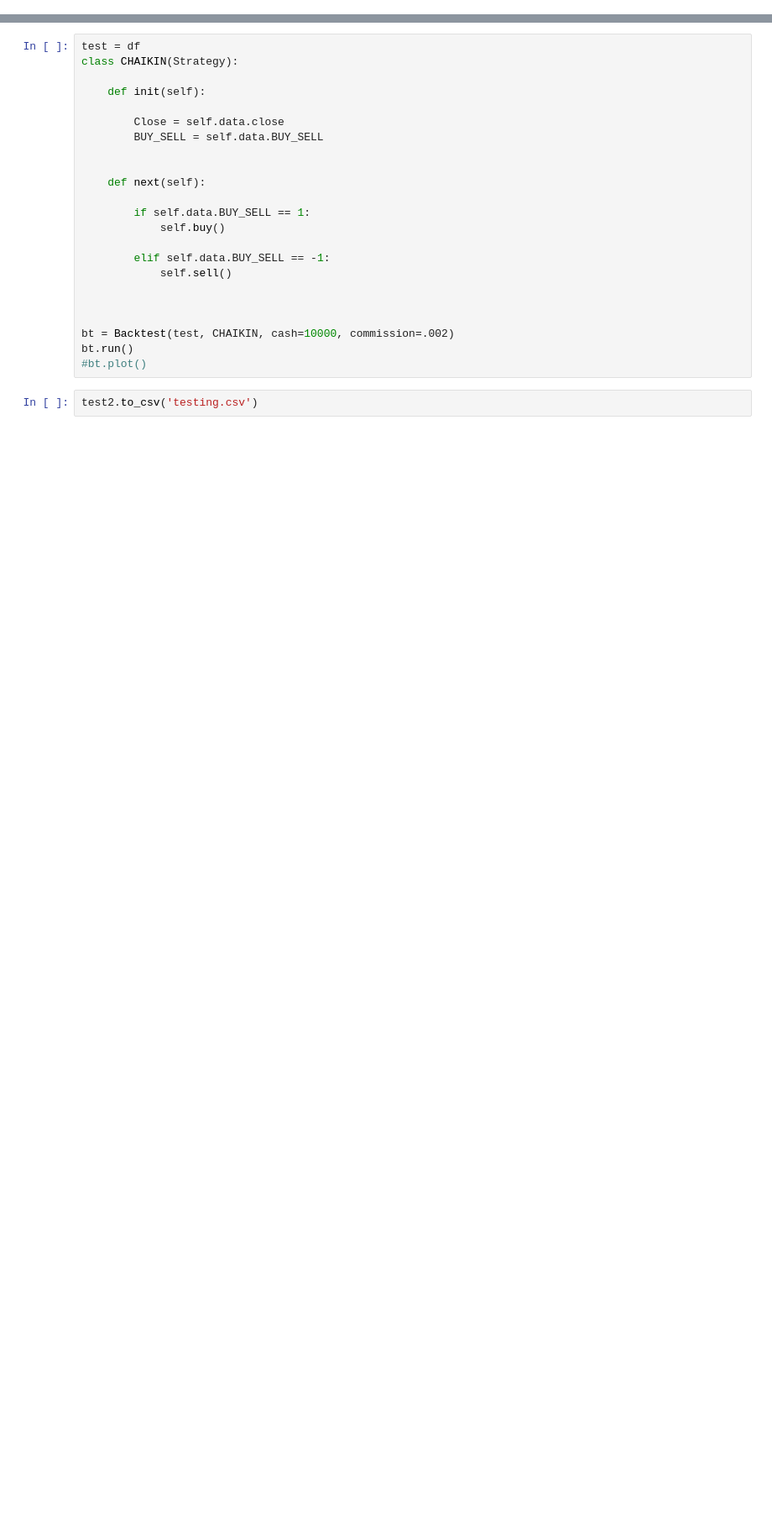
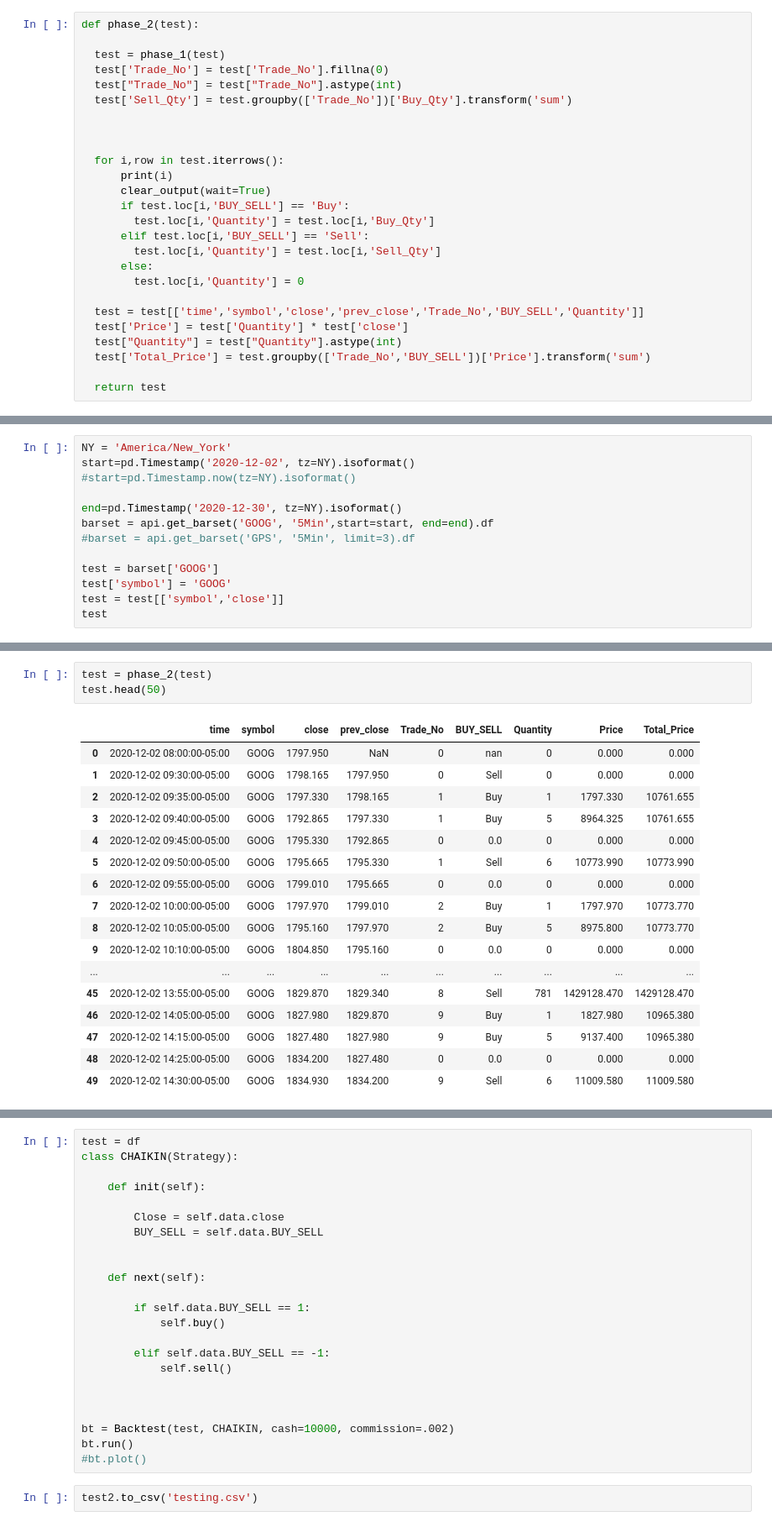
Before and after one commit to VinGit-droid/Martingale, a Jupyter notebook: Martingale.ipynb, the cells around one changed output, grey strips where cells are left out. Shown at 84% size. Drawn from its saved outputs; the diff is of its cells as text; blank space fills up the shorter version.

```diff
--- a/Martingale.ipynb
+++ b/Martingale.ipynb
@@ -296,0 +125,26 @@ KeyError: ignored
+# %%
+def phase_2(test):
+
+  test = phase_1(test)
+  test['Trade_No'] = test['Trade_No'].fillna(0)
+  test["Trade_No"] = test["Trade_No"].astype(int)
+  test['Sell_Qty'] = test.groupby(['Trade_No'])['Buy_Qty'].transform('sum')
+
+
+
+  for i,row in test.iterrows():
+      print(i)
+      clear_output(wait=True)
+      if test.loc[i,'BUY_SELL'] == 'Buy':
+        test.loc[i,'Quantity'] = test.loc[i,'Buy_Qty']
+      elif test.loc[i,'BUY_SELL'] == 'Sell':
+        test.loc[i,'Quantity'] = test.loc[i,'Sell_Qty']
+      else:
+        test.loc[i,'Quantity'] = 0
+
+  test = test[['time','symbol','close','prev_close','Trade_No','BUY_SELL','Quantity']]
+  test['Price'] = test['Quantity'] * test['close']
+  test["Quantity"] = test["Quantity"].astype(int)
+  test['Total_Price'] = test.groupby(['Trade_No','BUY_SELL'])['Price'].transform('sum')
+
+  return test
@@ -296,0 +165,13 @@ KeyError: ignored
+# %%
+NY = 'America/New_York'
+start=pd.Timestamp('2020-12-02', tz=NY).isoformat()
+#start=pd.Timestamp.now(tz=NY).isoformat()
+
+end=pd.Timestamp('2020-12-30', tz=NY).isoformat()
+barset = api.get_barset('GOOG', '5Min',start=start, end=end).df
+#barset = api.get_barset('GPS', '5Min', limit=3).df
+
+test = barset['GOOG']
+test['symbol'] = 'GOOG'
+test = test[['symbol','close']]
+test
@@ -296,0 +198,21 @@ KeyError: ignored
+# %%
+test = phase_2(test)
+test.head(50)
+# %% [output]
+|  | time | symbol | close | prev_close | Trade_No | BUY_SELL | Quantity | Price | Total_Price |
+| 0 | 2020-12-02 08:00:00-05:00 | GOOG | 1797.950 | NaN | 0 | nan | 0 | 0.000 | 0.000 |
+| 1 | 2020-12-02 09:30:00-05:00 | GOOG | 1798.165 | 1797.950 | 0 | Sell | 0 | 0.000 | 0.000 |
+| 2 | 2020-12-02 09:35:00-05:00 | GOOG | 1797.330 | 1798.165 | 1 | Buy | 1 | 1797.330 | 10761.655 |
+| 3 | 2020-12-02 09:40:00-05:00 | GOOG | 1792.865 | 1797.330 | 1 | Buy | 5 | 8964.325 | 10761.655 |
+| 4 | 2020-12-02 09:45:00-05:00 | GOOG | 1795.330 | 1792.865 | 0 | 0.0 | 0 | 0.000 | 0.000 |
+| 5 | 2020-12-02 09:50:00-05:00 | GOOG | 1795.665 | 1795.330 | 1 | Sell | 6 | 10773.990 | 10773.990 |
+| 6 | 2020-12-02 09:55:00-05:00 | GOOG | 1799.010 | 1795.665 | 0 | 0.0 | 0 | 0.000 | 0.000 |
+| 7 | 2020-12-02 10:00:00-05:00 | GOOG | 1797.970 | 1799.010 | 2 | Buy | 1 | 1797.970 | 10773.770 |
+| 8 | 2020-12-02 10:05:00-05:00 | GOOG | 1795.160 | 1797.970 | 2 | Buy | 5 | 8975.800 | 10773.770 |
+| 9 | 2020-12-02 10:10:00-05:00 | GOOG | 1804.850 | 1795.160 | 0 | 0.0 | 0 | 0.000 | 0.000 |
+| ... | ... | ... | ... | ... | ... | ... | ... | ... | ... |
+| 45 | 2020-12-02 13:55:00-05:00 | GOOG | 1829.870 | 1829.340 | 8 | Sell | 781 | 1429128.470 | 1429128.470 |
+| 46 | 2020-12-02 14:05:00-05:00 | GOOG | 1827.980 | 1829.870 | 9 | Buy | 1 | 1827.980 | 10965.380 |
+| 47 | 2020-12-02 14:15:00-05:00 | GOOG | 1827.480 | 1827.980 | 9 | Buy | 5 | 9137.400 | 10965.380 |
+| 48 | 2020-12-02 14:25:00-05:00 | GOOG | 1834.200 | 1827.480 | 0 | 0.0 | 0 | 0.000 | 0.000 |
+| 49 | 2020-12-02 14:30:00-05:00 | GOOG | 1834.930 | 1834.200 | 9 | Sell | 6 | 11009.580 | 11009.580 |
```
Also changed, not shown: parts of 34 cells of this notebook.
